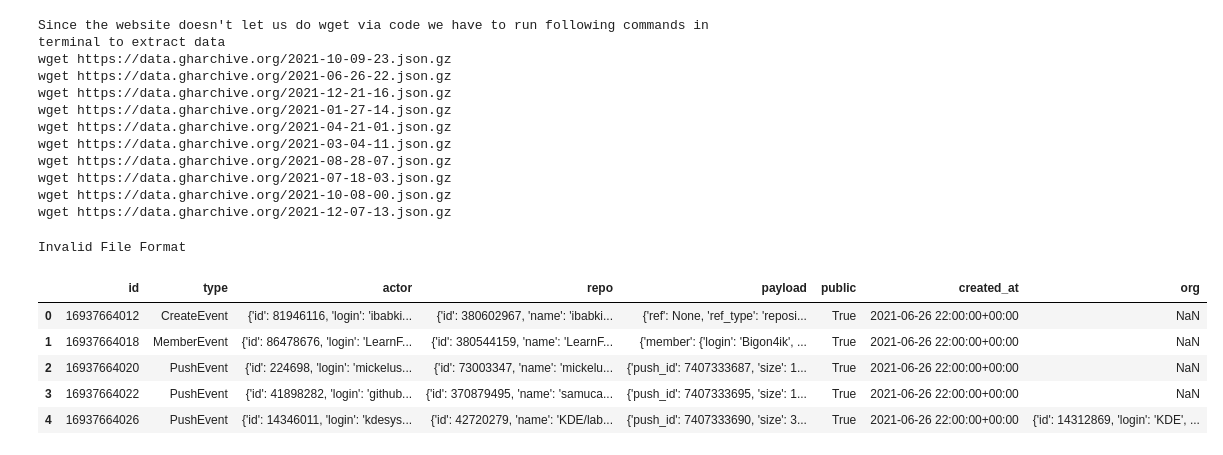
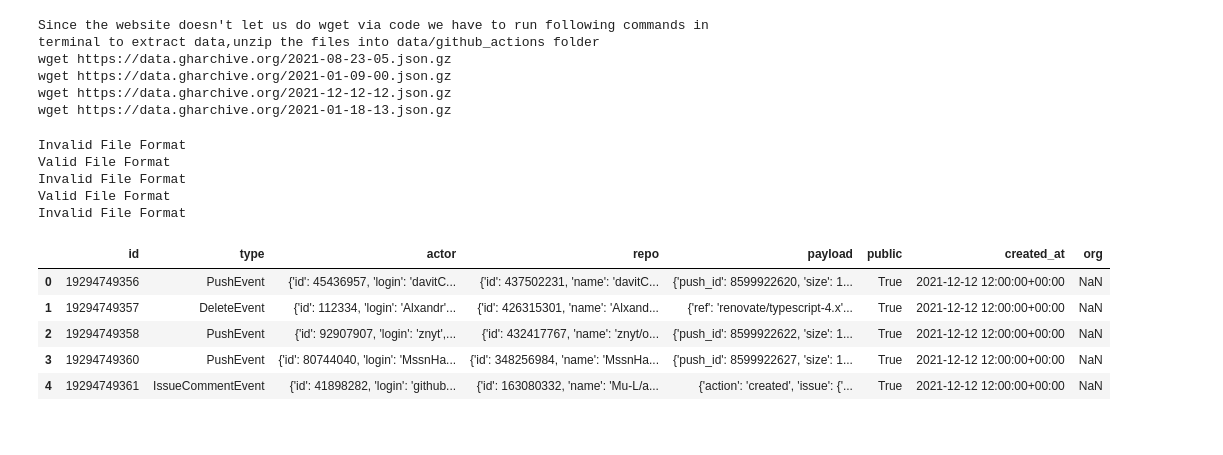
Before and after one commit to afazal/Team_Kilo_MSR_Project, a Jupyter notebook: process/Contributions.ipynb, the cells around one changed output. Cells and saved outputs as stored; diff of their text form; code cells hidden in the pictures.

```diff
--- a/process/Contributions.ipynb
+++ b/process/Contributions.ipynb
@@ -17,8 +17,8 @@ outputPath = '../data/github_actions/'
 data_directory="/Users/usamamoin/Desktop/Web & Data Science/2nd Semester/MSR/Final Assignment/Team_Kilo_MSR_Project/data/"
 
 
-print("Since the website doesn't let us do wget via code we have to run following commands in terminal to extract data")
-for x in range(0,10):
+print("Since the website doesn't let us do wget via code we have to run following commands in terminal to extract data,unzip the files into data/github_actions folder")
+for x in range(0,4):
 
     year = 2021
     currentUrl = baseUrl + str(year) + '-'
@@ -35,40 +35,38 @@ for x in range(0,10):
     print("wget " + currentUrl)
 #     filename = wget.download(currentUrl,out=outputPath)
 # %% [output]
-Since the website doesn't let us do wget via code we have to run following commands in terminal to extract data
-wget https://data.gharchive.org/2021-10-09-23.json.gz
-wget https://data.gharchive.org/2021-06-26-22.json.gz
-wget https://data.gharchive.org/2021-12-21-16.json.gz
-wget https://data.gharchive.org/2021-01-27-14.json.gz
-wget https://data.gharchive.org/2021-04-21-01.json.gz
-wget https://data.gharchive.org/2021-03-04-11.json.gz
-wget https://data.gharchive.org/2021-08-28-07.json.gz
-wget https://data.gharchive.org/2021-07-18-03.json.gz
-wget https://data.gharchive.org/2021-10-08-00.json.gz
-wget https://data.gharchive.org/2021-12-07-13.json.gz
+Since the website doesn't let us do wget via code we have to run following commands in terminal to extract data,unzip the files into data/github_actions folder
+wget https://data.gharchive.org/2021-08-23-05.json.gz
+wget https://data.gharchive.org/2021-01-09-00.json.gz
+wget https://data.gharchive.org/2021-12-12-12.json.gz
+wget https://data.gharchive.org/2021-01-18-13.json.gz
 # %%
 df = pd.DataFrame()
 
 for filename in os.listdir(data_directory+'github_actions'):
     with open(os.path.join(data_directory+'github_actions', filename), 'r') as f:
-        if filename.find(".json") != -1:
+        if filename.find(".json") != -1 and filename.find(".json.gz") == -1 :
             print("Valid File Format")
             content= f.read()
             dfNew = pd.read_json(os.path.join(data_directory+'github_actions', filename), lines=True)
             df = df.append(dfNew, ignore_index = True)
         else:
             print("Invalid File Format")
 
 df.fillna(0)
 df.head()
 # %% [output]
 Invalid File Format
+Valid File Format
+Invalid File Format
+Valid File Format
+Invalid File Format
 |  | id | type | actor | repo | payload | public | created_at | org |
-| 0 | 16937664012 | CreateEvent | {'id': 81946116, 'login': 'ibabki... | {'id': 380602967, 'name': 'ibabki... | {'ref': None, 'ref_type': 'reposi... | True | 2021-06-26 22:00:00+00:00 | NaN |
-| 1 | 16937664018 | MemberEvent | {'id': 86478676, 'login': 'LearnF... | {'id': 380544159, 'name': 'LearnF... | {'member': {'login': 'Bigon4ik', ... | True | 2021-06-26 22:00:00+00:00 | NaN |
-| 2 | 16937664020 | PushEvent | {'id': 224698, 'login': 'mickelus... | {'id': 73003347, 'name': 'mickelu... | {'push_id': 7407333687, 'size': 1... | True | 2021-06-26 22:00:00+00:00 | NaN |
-| 3 | 16937664022 | PushEvent | {'id': 41898282, 'login': 'github... | {'id': 370879495, 'name': 'samuca... | {'push_id': 7407333695, 'size': 1... | True | 2021-06-26 22:00:00+00:00 | NaN |
-| 4 | 16937664026 | PushEvent | {'id': 14346011, 'login': 'kdesys... | {'id': 42720279, 'name': 'KDE/lab... | {'push_id': 7407333690, 'size': 3... | True | 2021-06-26 22:00:00+00:00 | {'id': 14312869, 'login': 'KDE', ... |
+| 0 | 19294749356 | PushEvent | {'id': 45436957, 'login': 'davitC... | {'id': 437502231, 'name': 'davitC... | {'push_id': 8599922620, 'size': 1... | True | 2021-12-12 12:00:00+00:00 | NaN |
+| 1 | 19294749357 | DeleteEvent | {'id': 112334, 'login': 'Alxandr'... | {'id': 426315301, 'name': 'Alxand... | {'ref': 'renovate/typescript-4.x'... | True | 2021-12-12 12:00:00+00:00 | NaN |
+| 2 | 19294749358 | PushEvent | {'id': 92907907, 'login': 'znyt',... | {'id': 432417767, 'name': 'znyt/o... | {'push_id': 8599922622, 'size': 1... | True | 2021-12-12 12:00:00+00:00 | NaN |
+| 3 | 19294749360 | PushEvent | {'id': 80744040, 'login': 'MssnHa... | {'id': 348256984, 'name': 'MssnHa... | {'push_id': 8599922627, 'size': 1... | True | 2021-12-12 12:00:00+00:00 | NaN |
+| 4 | 19294749361 | IssueCommentEvent | {'id': 41898282, 'login': 'github... | {'id': 163080332, 'name': 'Mu-L/a... | {'action': 'created', 'issue': {'... | True | 2021-12-12 12:00:00+00:00 | NaN |
 # %%
 import json
 
```
Also changed, not shown: parts of 7 cells of this notebook, 4 other files.
